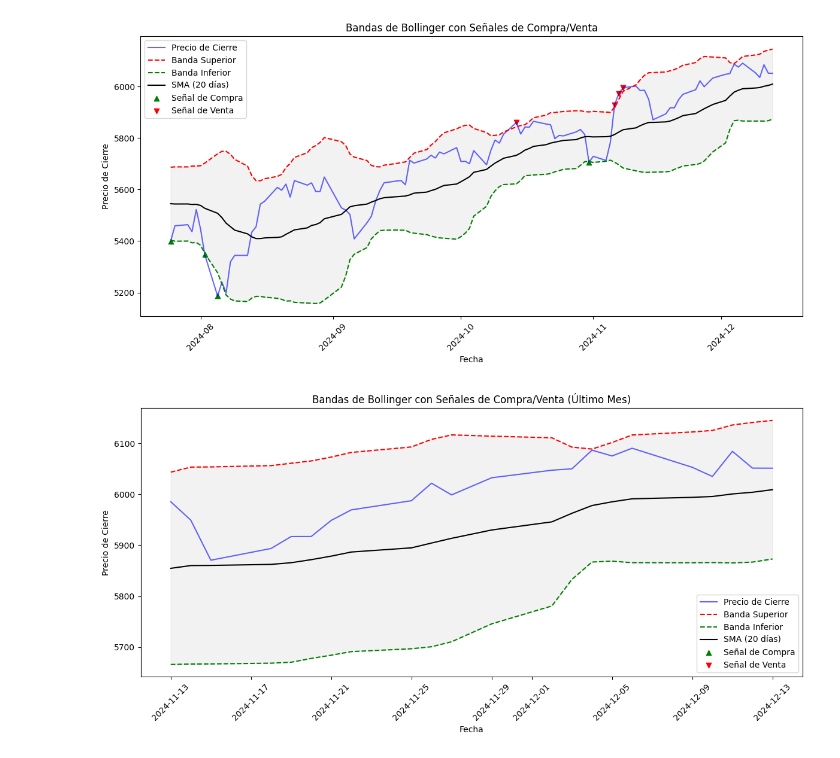
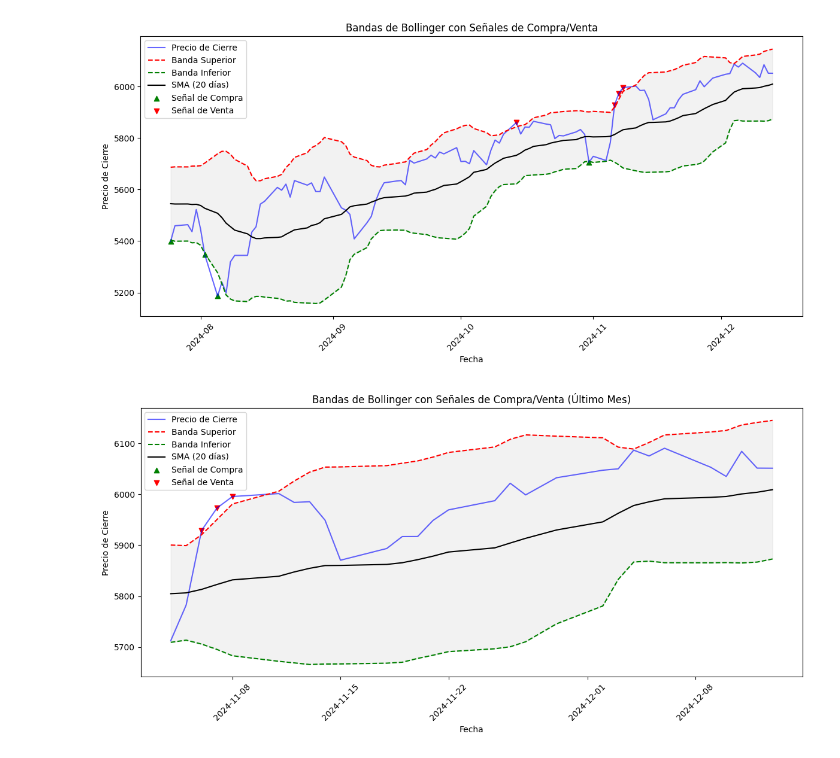
Before and after one commit to Rommel-DS/EDA_S-P500, a Jupyter notebook: src/notebooks/Notebook_pruebas.ipynb, the cells around one changed output. Saved outputs shown, nothing was run; the diff lists cells and outputs as text; code cells hidden in the pictures.

```diff
--- a/src/notebooks/Notebook_pruebas.ipynb
+++ b/src/notebooks/Notebook_pruebas.ipynb
@@ -546,7 +546,7 @@ sp500['Compra'] = sp500['Close'] < sp500['Banda Inferior']  # Señal de compra
 sp500['Venta'] = sp500['Close'] > sp500['Banda Superior']  # Señal de venta
 
 # Filtrar los datos del último mes
-ultimo_mes = sp500[sp500['Date'] >= (sp500['Date'].max() - pd.Timedelta(days=30))]
+ultimo_mes = sp500[sp500['Date'] >= (sp500['Date'].max() - pd.Timedelta(days=40))]
 
 # 6. Graficar el Precio de Cierre, Bandas de Bollinger y Señales
 plt.figure(figsize=(12, 6))
@@ -554,31 +554,31 @@ plt.figure(figsize=(12, 6))
 # Precio de cierre
 plt.plot(ultimo_mes['Date'], ultimo_mes['Close'], label='Precio de Cierre', color='blue', alpha=0.6)
 
 # Bandas de Bollinger
 plt.plot(ultimo_mes['Date'], ultimo_mes['Banda Superior'], label='Banda Superior', color='red', linestyle='--')
 plt.plot(ultimo_mes['Date'], ultimo_mes['Banda Inferior'], label='Banda Inferior', color='green', linestyle='--')
 plt.plot(ultimo_mes['Date'], ultimo_mes['SMA'], label='SMA (20 días)', color='black', linestyle='-')
 
 # Rellenar entre las bandas
 plt.fill_between(ultimo_mes['Date'], ultimo_mes['Banda Superior'], ultimo_mes['Banda Inferior'], color='gray', alpha=0.1)
 
 # Señales de Compra y Venta
 plt.scatter(ultimo_mes['Date'][ultimo_mes['Compra']], ultimo_mes['Close'][ultimo_mes['Compra']],
             label='Señal de Compra', color='green', marker='^', alpha=1)
 plt.scatter(ultimo_mes['Date'][ultimo_mes['Venta']], ultimo_mes['Close'][ultimo_mes['Venta']],
             label='Señal de Venta', color='red', marker='v', alpha=1)
 
 # Añadir títulos y etiquetas
 plt.title('Bandas de Bollinger con Señales de Compra/Venta (Último Mes)')
 plt.xlabel('Fecha')
 plt.ylabel('Precio de Cierre')
 plt.xticks(rotation=45)
 
 # Mostrar leyenda
 plt.legend()
 
 # Mostrar la gráfica
 plt.tight_layout()
 plt.show()
 # %% [output]
-[figure, old version]
+[figure, new version]
```
Also changed, not shown: parts of 1 cell of this notebook.
